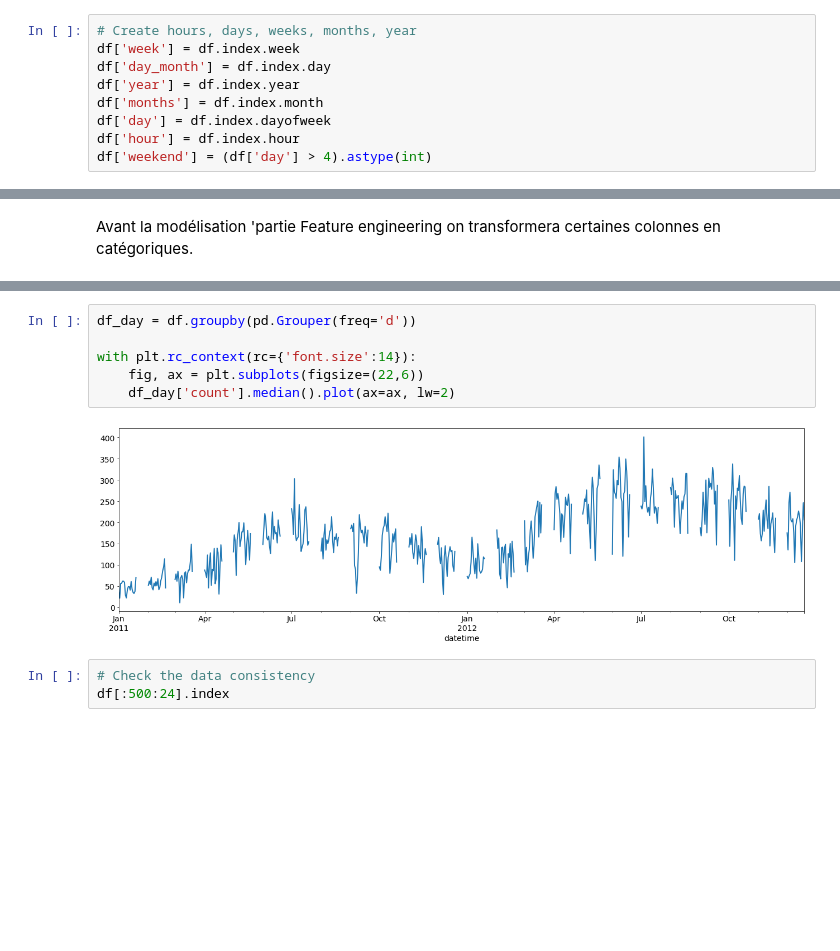
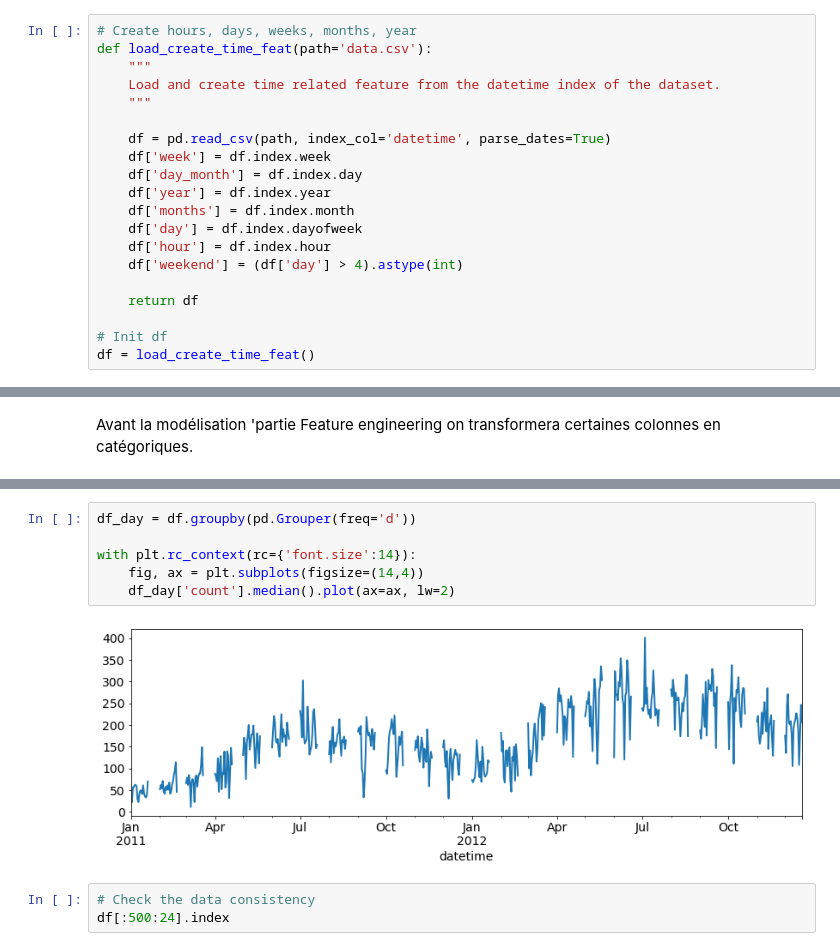
Before and after one commit to outinim/house_prices, a Jupyter notebook: bike_hours/predictions.ipynb, the cells around one changed output, grey strips where cells are left out. Saved outputs shown, nothing was run; the diff lists cells and outputs as text; blank space fills up the shorter version.

```diff
--- a/bike_hours/predictions.ipynb
+++ b/bike_hours/predictions.ipynb
@@ -92,12 +89,23 @@ On crée des colonnes temporelles dont nous aurons besoin tels que l'heure, le j
 # %%
 # Create hours, days, weeks, months, year
-df['week'] = df.index.week
-df['day_month'] = df.index.day
-df['year'] = df.index.year
-df['months'] = df.index.month
-df['day'] = df.index.dayofweek
-df['hour'] = df.index.hour
-df['weekend'] = (df['day'] > 4).astype(int)
+def load_create_time_feat(path='data.csv'):
+    """
+    Load and create time related feature from the datetime index of the dataset.
+    """
+
+    df = pd.read_csv(path, index_col='datetime', parse_dates=True)
+    df['week'] = df.index.week
+    df['day_month'] = df.index.day
+    df['year'] = df.index.year
+    df['months'] = df.index.month
+    df['day'] = df.index.dayofweek
+    df['hour'] = df.index.hour
+    df['weekend'] = (df['day'] > 4).astype(int)
+
+    return df
+
+# Init df
+df = load_create_time_feat()
 # %%
 df.dtypes
 # %% [output]
@@ -162,11 +170,11 @@ df.describe()
 # %%
 df_day = df.groupby(pd.Grouper(freq='d'))
 
 with plt.rc_context(rc={'font.size':14}):
-    fig, ax = plt.subplots(figsize=(22,6))
+    fig, ax = plt.subplots(figsize=(14,4))
     df_day['count'].median().plot(ax=ax, lw=2)
 # %% [output]
-[figure, old version]
+[figure, new version]
 # %%
 # Check the data consistency
 df[:500:24].index
```
Also changed, not shown: parts of 116 cells of this notebook.
